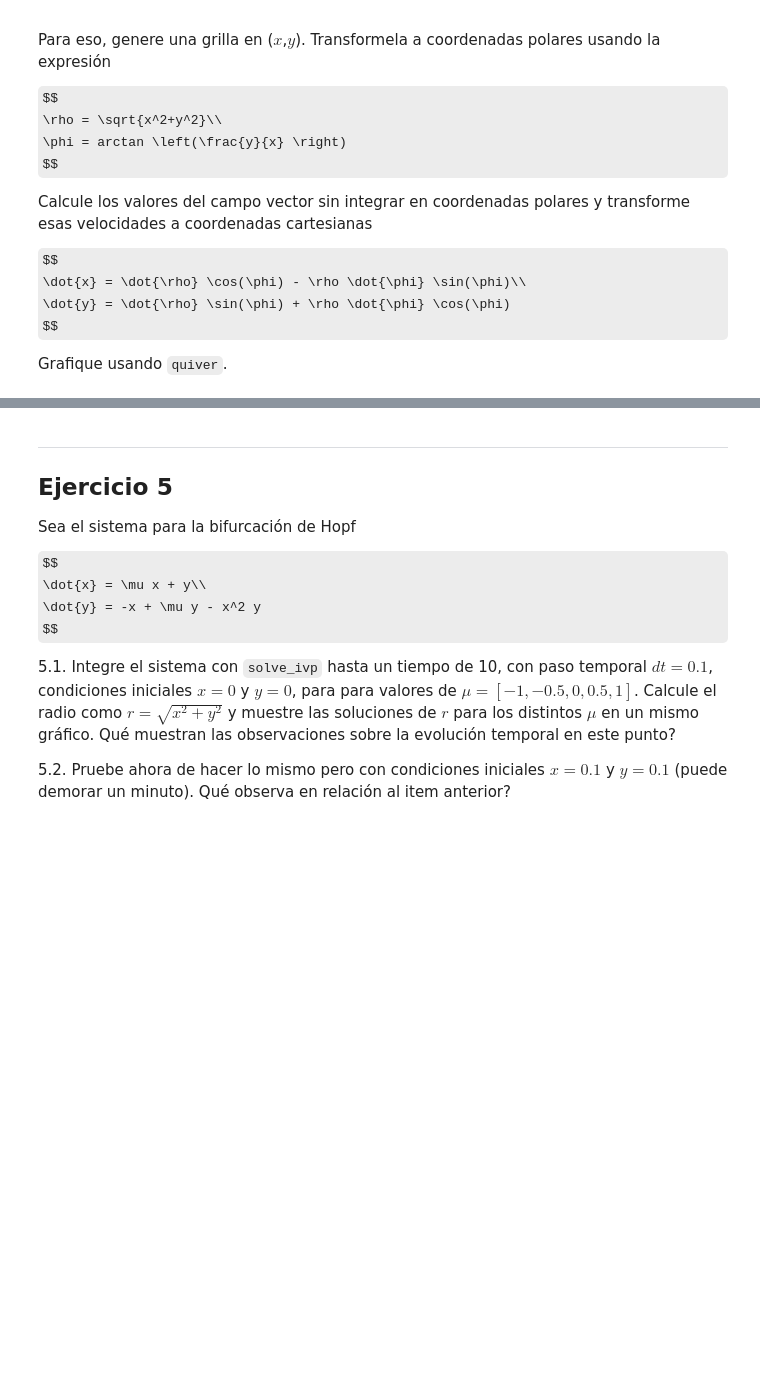
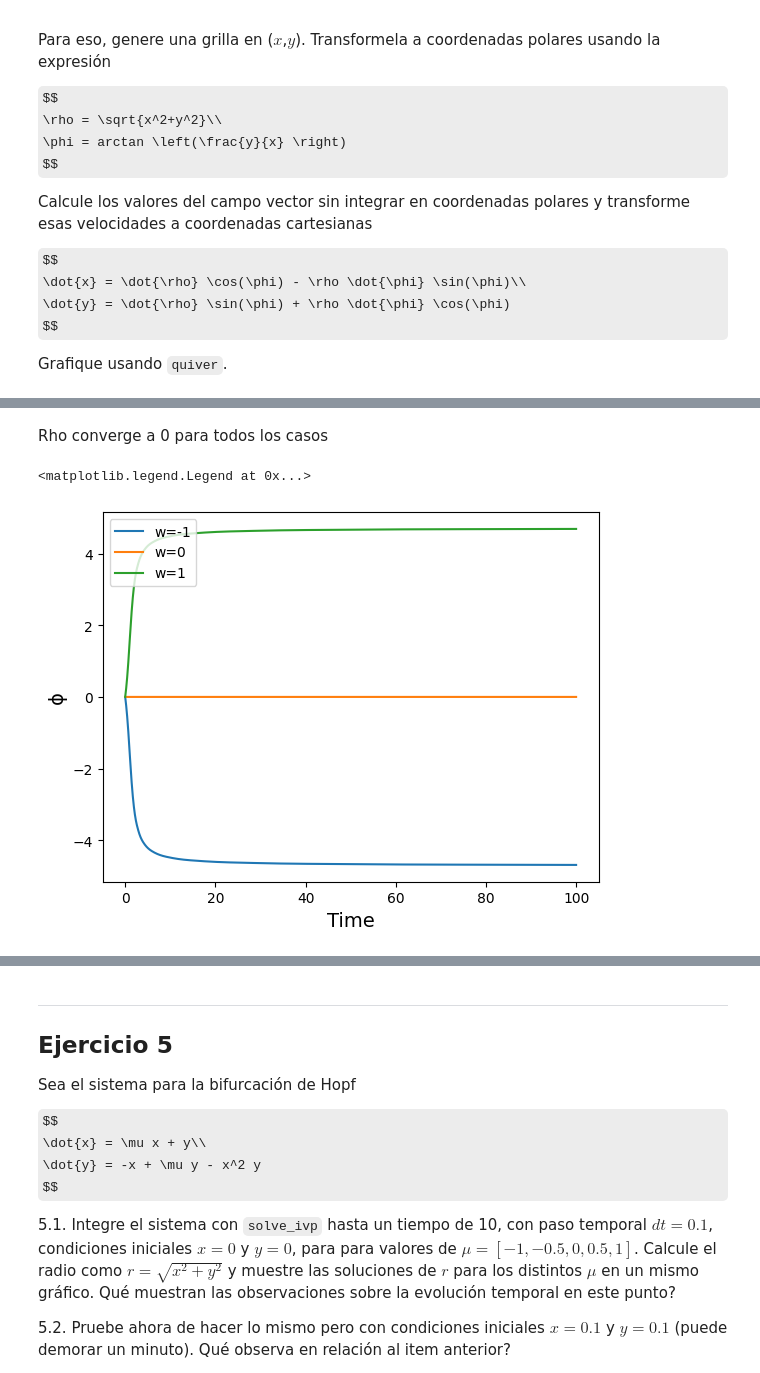
Before and after one commit to xGiannis/IntroModeladoContinuo, a Jupyter notebook: Colabs/nb05_CiclosLimite.ipynb, the cells around one changed output, grey strips where cells are left out. Drawn from its saved outputs; the diff is of its cells as text; code cells hidden in the pictures; some formulas as TeX source; blank space fills up the shorter version.

```diff
--- a/Colabs/nb05_CiclosLimite.ipynb
+++ b/Colabs/nb05_CiclosLimite.ipynb
@@ -360,0 +400,26 @@ Grafique usando `quiver`.
+# %% [markdown]
+Rho converge a 0 para todos los casos
+# %%
+#4.2. Integre el sistema para w igual a -1, 0, y 1 usando como condiciones iniciales ρinicial=1 y ϕinicial=0.
+#Vea la evolución temporal de ϕ. Cómo interpreta lo que está pasando?
+
+
+p_inicial = 1
+tita_inicial = 0
+
+
+for w in [-1, 0, 1]:
+    zi = [p_inicial, tita_inicial]
+    #veo la evolucion temporal de tita ϕ
+
+    sol = sp.integrate.solve_ivp(sistema, [t[0], t[-1]], zi, t_eval=t, method='RK45',args=(w,))
+
+
+    plt.plot(sol.t, sol.y[1, :], label=f'w={w}')
+
+plt.xlabel('Time', fontsize=14)
+plt.ylabel('ϕ', fontsize=14)
+plt.legend()
+# %% [output]
+<matplotlib.legend.Legend at 0x...>
+[figure, added]
```
Also changed, not shown: parts of 6 cells of this notebook.
